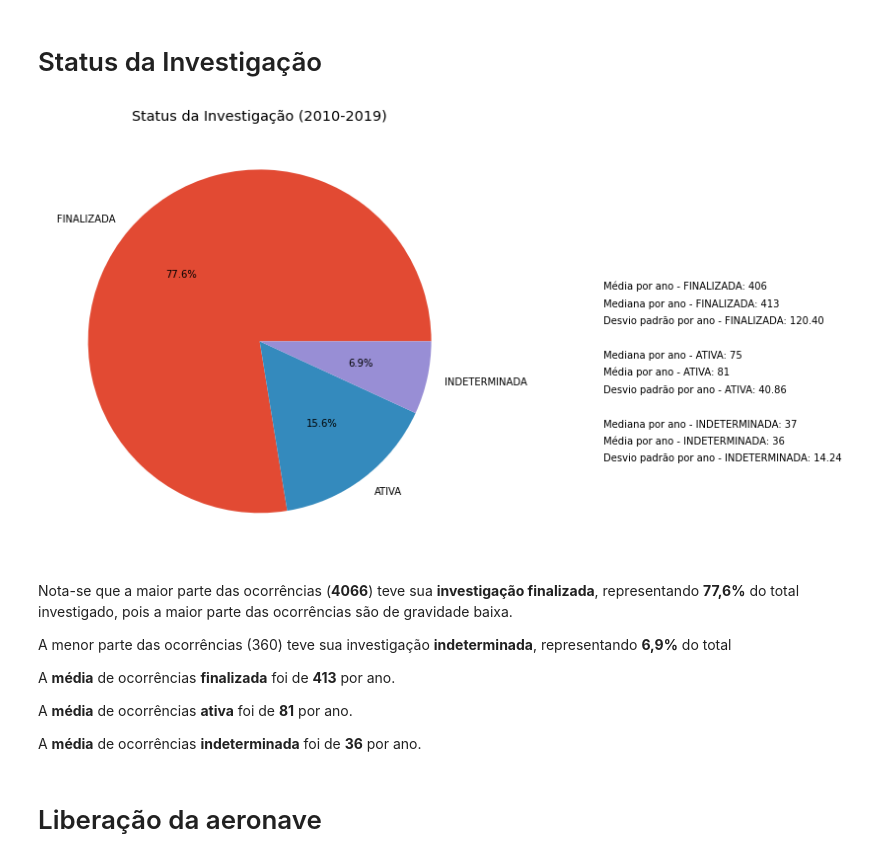
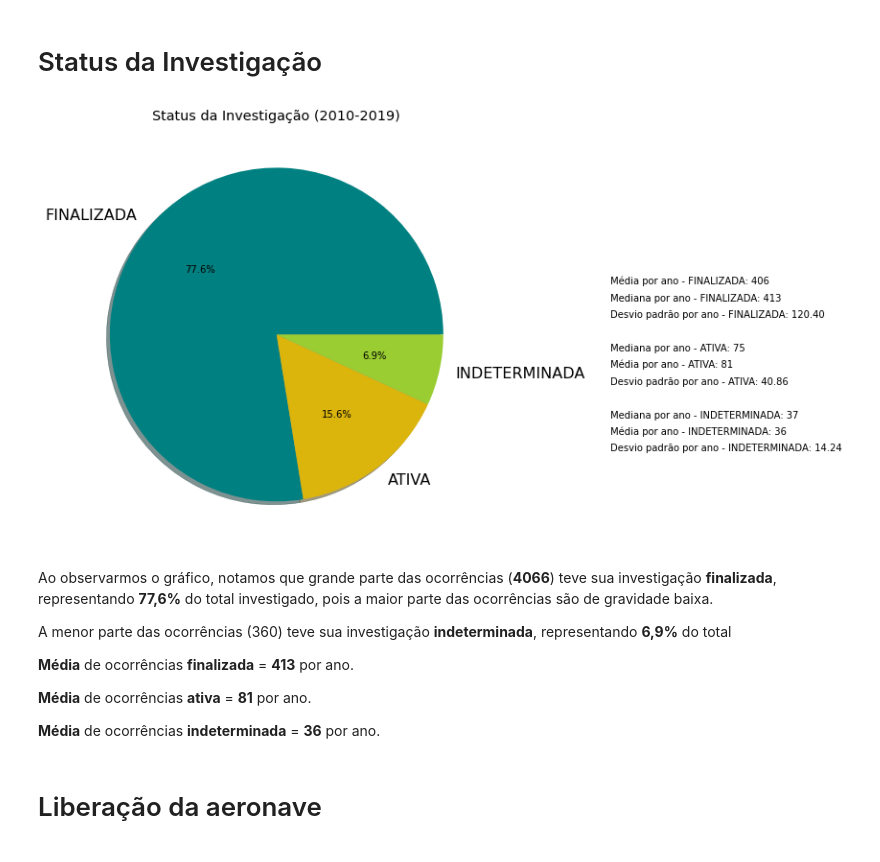
Before and after one commit to matheusfonsecasobral/GovernancaTI_PROJETO_2022, a Jupyter notebook: Acidentes_Aereos_Ocorridos_no_Brasil_de_2010_a_2019.ipynb, the cells around one changed output. Saved outputs shown, nothing was run; the diff lists cells and outputs as text; code cells hidden in the pictures.

```diff
--- a/Acidentes_Aereos_Ocorridos_no_Brasil_de_2010_a_2019.ipynb
+++ b/Acidentes_Aereos_Ocorridos_no_Brasil_de_2010_a_2019.ipynb
@@ -457,0 +355,20 @@ A porcentagem de ocorrências das 10 fases do voo corresponde a 87%
+# %%
+BIGGER_SIZE = 16
+
+plt.rc('font', size=BIGGER_SIZE)
+plt.rc('axes', titlesize=BIGGER_SIZE-5)
+plt.rc('axes', labelsize=BIGGER_SIZE-5)
+plt.rc('xtick', labelsize=BIGGER_SIZE)
+plt.rc('ytick', labelsize=BIGGER_SIZE)
+plt.rc('legend', fontsize=BIGGER_SIZE)
+plt.rc('figure', titlesize=BIGGER_SIZE)
+fig,ax = plt.subplots(figsize=(25,7))
+ax.set_facecolor(color='white')
+plt.text(40, 0.6, 'Mediana de Incidentes graves por ano: %.2f'%(np.median(np.array(df_qtd_incidentes_graves_ano['Incidentes Graves']))))
+plt.text(40, 0.7, 'Média de Incidentes graves por ano: %.2f'%(np.mean(np.array(df_qtd_incidentes_graves_ano['Incidentes Graves']))))
+plt.text(40, 0.8, 'Desvio padrão: %.2f'%(static.stdev(list_todos_incidentes_graves.count(i) for i in list_tipos_operacao)))
+plt.text(40, 0.9, 'Total de incidentes graves: %d'%(soma_incidentes_graves))
+plt.text(40, 1.0, 'Moda: %d'%(static.mode(list_todos_incidentes_graves)))
+plt.boxplot(df_qtd_incidentes_graves_ano['Incidentes Graves'], 0, 'rs', 0)
+plt.title('BoxPlot do número de Incidentes Graves por ano',size=BIGGER_SIZE)
+plt.show()
@@ -826,30 +883,60 @@ contador_status_investigacao = sorted(list(status_investigacao.values()), revers
 # %%
+#ocorrência por ano e por status de investigação = FINALIZADA
+status_finalizada= list(set(df_dados['ano']))
+dados_status_finalizada = list(df_dados.loc[(df_dados['status_investigacao']) == 'FINALIZADA', ['ano']]
+                         ['ano'])
+qtd_status_finalizada_ano = pd.DataFrame({'ANO': status_finalizada, 'FINALIZADA': [dados_status_finalizada.count(i) for i in status_finalizada]})
+qtd_status_finalizada_ano = qtd_status_finalizada_ano.sort_values(['FINALIZADA'])
+soma_status_finalizada= qtd_status_finalizada_ano['FINALIZADA'].sum()
+
+#ocorrência por ano e por status de investigação = ATIVA
+
+status_ativa= list(set(df_dados['ano']))
+dados_status_ativa = list(df_dados.loc[(df_dados['status_investigacao']) == 'ATIVA', ['ano']]
+                         ['ano'])
+qtd_status_ativa_ano = pd.DataFrame({'ANO': status_ativa, 'ATIVA': [dados_status_ativa.count(i) for i in status_ativa]})
+qtd_status_ativa_ano = qtd_status_ativa_ano.sort_values(['ATIVA'])
+soma_status_ativa= qtd_status_ativa_ano['ATIVA'].sum()
+
+#ocorrência por ano e por status de investigação = INDETERMINADA
+
+status_indeterminada= list(set(df_dados['ano']))
+dados_status_indeterminada = list(df_dados.loc[(df_dados['status_investigacao']) == 'INDETERMINADA', ['ano']]
+                         ['ano'])
+qtd_status_indeterminada_ano = pd.DataFrame({'ANO': status_indeterminada, 'INDETERMINADA': [dados_status_indeterminada.count(i) for i in status_indeterminada]})
+qtd_status_indeterminada_ano = qtd_status_indeterminada_ano.sort_values(['INDETERMINADA'])
+soma_status_indeterminada= qtd_status_indeterminada_ano['INDETERMINADA'].sum()
+
+status_investigacao = Counter(df_dados['status_investigacao'])
+fase_status_investigacao = sorted(status_investigacao, key = status_investigacao.get, reverse = True)
+contador_status_investigacao = sorted(list(status_investigacao.values()), reverse = True)
+
 plt.style.use("ggplot")
 plt.title('Status da Investigação (2010-2019)')
 plt.text(2, 0.2, 'Mediana por ano - FINALIZADA: %d'%(np.median(np.array(qtd_status_finalizada_ano['FINALIZADA']))))
 plt.text(2, 0.3, 'Média por ano - FINALIZADA: %d'%(np.mean(np.array(qtd_status_finalizada_ano['FINALIZADA']))))
 plt.text(2, 0.1, 'Desvio padrão por ano - FINALIZADA: %.2f'%(static.stdev(qtd_status_finalizada_ano['FINALIZADA'])))
 
 plt.text(2, -0.1, 'Mediana por ano - ATIVA: %d'%(np.median(np.array(qtd_status_ativa_ano['ATIVA']))))
 plt.text(2, -0.2, 'Média por ano - ATIVA: %d'%(np.mean(np.array(qtd_status_ativa_ano['ATIVA']))))
 plt.text(2, -0.3, 'Desvio padrão por ano - ATIVA: %.2f'%(static.stdev(qtd_status_ativa_ano['ATIVA'])))
 
 plt.text(2, -0.5, 'Mediana por ano - INDETERMINADA: %d'%(np.median(np.array(qtd_status_indeterminada_ano['INDETERMINADA']))))
 plt.text(2, -0.6, 'Média por ano - INDETERMINADA: %d'%(np.mean(np.array(qtd_status_indeterminada_ano['INDETERMINADA']))))
 plt.text(2, -0.7, 'Desvio padrão por ano - INDETERMINADA: %.2f'%(static.stdev(qtd_status_indeterminada_ano['INDETERMINADA'])))
 
-status = dados['status_investigacao'].value_counts().plot(kind='pie',autopct='%1.1f%%',label='',figsize=(15,8))
+status = df_dados['status_investigacao'].value_counts().plot(kind='pie', shadow=True, colors=('#008080','#DBB40C','#9ACD32'), autopct='%1.1f%%',label='',figsize=(15,8))
 # %% [output]
-[figure, old version]
+[figure, new version]
 # %% [markdown]
-Nota-se que a maior parte das ocorrências (**4066**) teve sua **investigação finalizada**, representando **77,6%** do total investigado, pois a maior parte das ocorrências são de gravidade baixa.
+Ao observarmos o gráfico, notamos que grande parte das ocorrências (**4066**) teve sua investigação **finalizada**, representando **77,6%** do total investigado, pois a maior parte das ocorrências são de gravidade baixa.
 
 A menor parte das ocorrências (360) teve sua investigação **indeterminada**, representando **6,9%** do total
 
-A **média** de ocorrências **finalizada** foi de **413** por ano.
+**Média** de ocorrências **finalizada** = **413** por ano.
 
-A **média** de ocorrências **ativa** foi de **81** por ano.
+**Média** de ocorrências **ativa** = **81** por ano.
 
-A **média** de ocorrências **indeterminada** foi de **36** por ano.
+**Média** de ocorrências **indeterminada** = **36** por ano.
 # %% [markdown]
 # Liberação da aeronave
```
Also changed, not shown: parts of 180 cells of this notebook.
